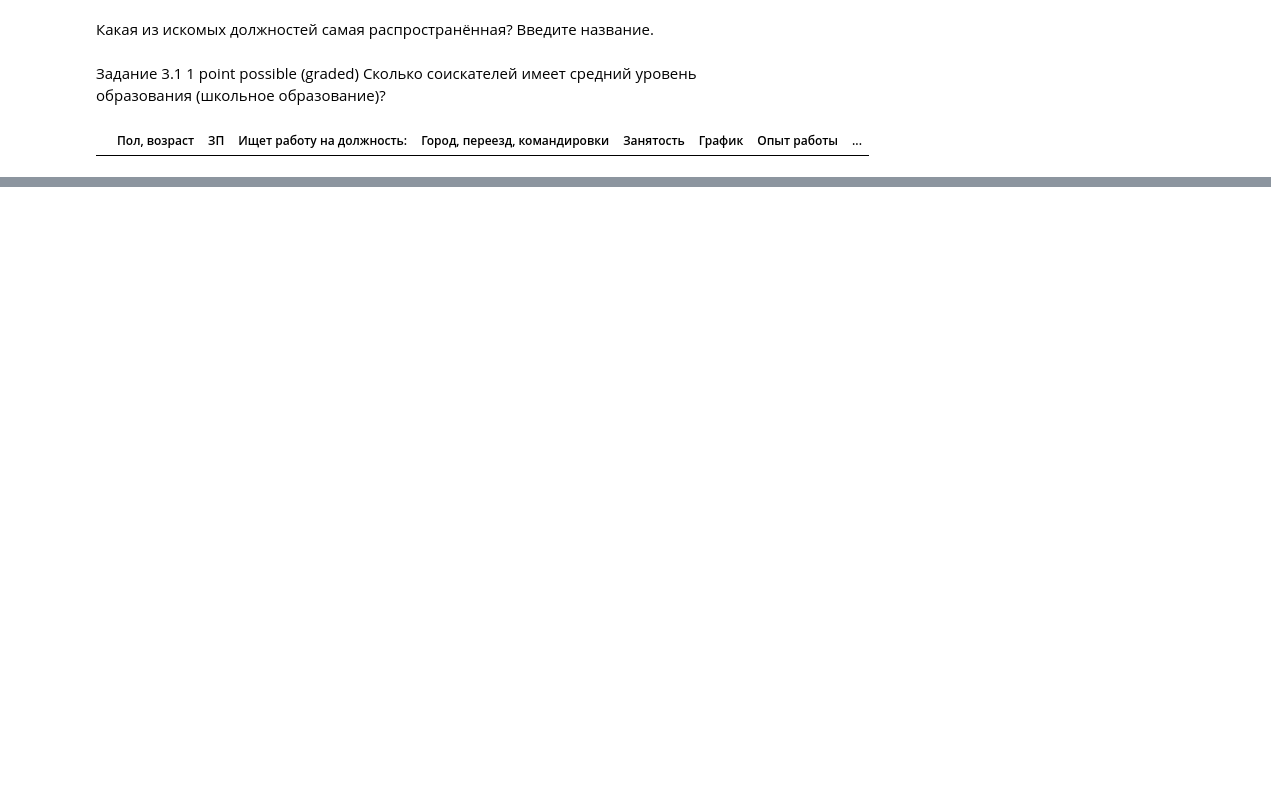
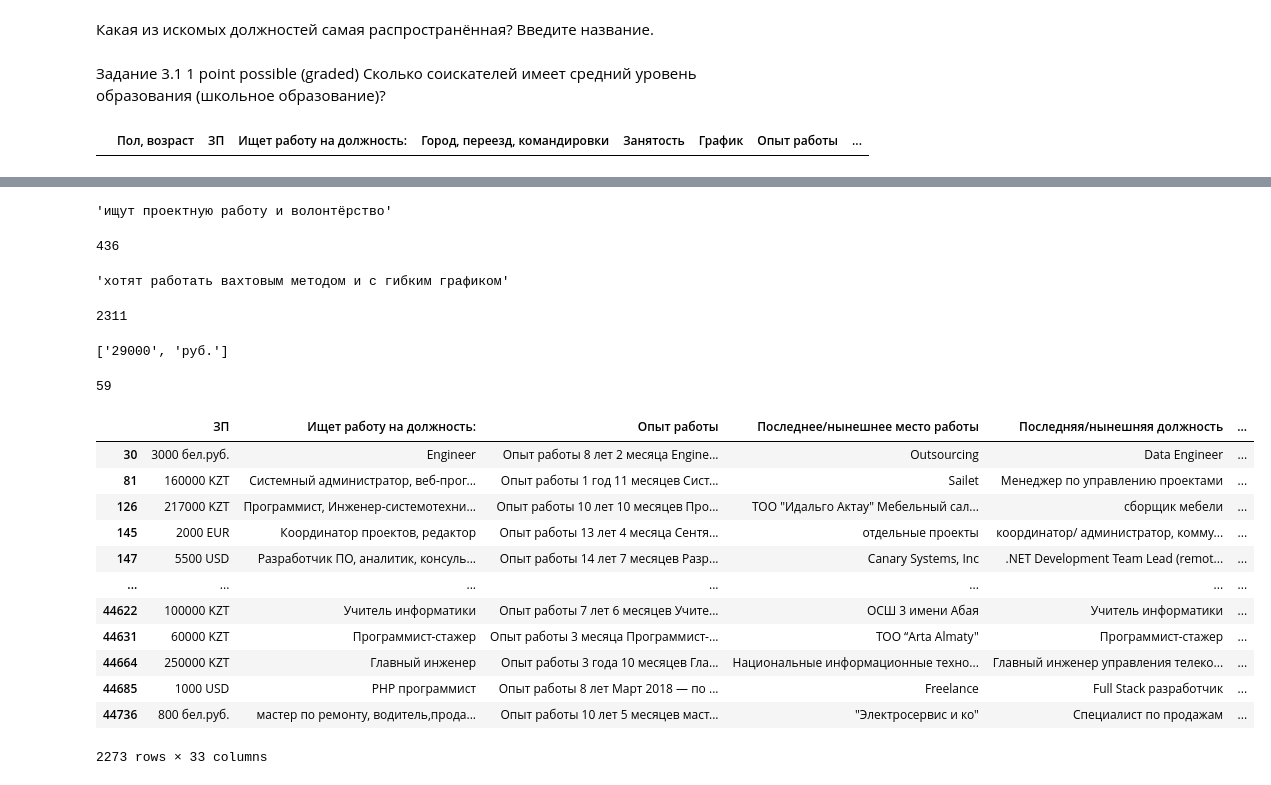
Before and after one commit to Jopel003/My_homework, a Jupyter notebook: 2. PROJECT-1/Sketch.ipynb, the cells around one changed output, grey strips where cells are left out. Saved outputs shown, nothing was run; the diff lists cells and outputs as text; code cells hidden in the pictures; blank space fills up the shorter version.

```diff
--- a/2. PROJECT-1/Sketch.ipynb
+++ b/2. PROJECT-1/Sketch.ipynb
@@ -102,0 +238,2 @@ HHData[HHData['Образование и ВУЗ'] == '%кол%']
+# %%
+HHData = HHData.drop('Город, переезд, командировки', axis = 'columns')
@@ -102,0 +260,73 @@ HHData[HHData['Образование и ВУЗ'] == '%кол%']
+# %%
+job = ['полная занятость', 'частичная занятость', 'проектная работа', 'волонтерство', 'стажировка'] # в задании написано через Ё, но в данных волонтерство через Е, поэтому сменил
+timeline = ['полный день', 'сменный график', 'гибкий график', 'удалённая работа', 'вахтовый метод']
+
+for j in job:
+    HHData[j] = HHData['Занятость'].apply(lambda x: j in x)
+for t in timeline:
+    HHData[t] = HHData['График'].apply(lambda x: t in x)
+HHData = HHData.drop(['Занятость', 'График'], axis='columns')
+# %%
+display('ищут проектную работу и волонтёрство', HHData[HHData['проектная работа'] & HHData['волонтерство']].shape[0])
+# %% [output]
+'ищут проектную работу и волонтёрство'
+436
+# %%
+display('хотят работать вахтовым методом и с гибким графиком', HHData[HHData['вахтовый метод'] & HHData['гибкий график']].shape[0])
+# %% [output]
+'хотят работать вахтовым методом и с гибким графиком'
+2311
+# %%
+HHData['ЗП'][0].split()
+# %% [output]
+['29000', 'руб.']
+# %%
+def get_currency(currency):
+
+    standard_iso = {"грн":"UAH", "USD":"USD", "EUR":"EUR", "белруб":"BYN", "KGS":"KGS", "сум":"UZS", "AZN":"AZN", "KZT":"KZT"}
+    currency_info = currency.split(' ')[1].replace('.', '')
+
+    if currency_info == 'руб':
+        return 'RUB'
+    else:
+        return standard_iso[currency_info]
+
+
+def get_payment(payment):
+
+    payment_info = payment.split(" ")
+    return float(payment_info[0])
+
+
+HHData["Обновление резюме"] = pd.to_datetime(HHData['Обновление резюме']).dt.date
+HHData["Наименование валюты"] = HHData["ЗП"].apply(get_currency)
+HHData["Cумма ЗП"] = HHData["ЗП"].apply(get_payment)
+
+data_currency = pd.read_csv("data/ExchangeRates.csv", sep=",")
+data_currency["date"] = pd.to_datetime(data_currency["date"], dayfirst=True).dt.date
+
+HHData = HHData.merge(data_currency, how="left", left_on=["Обновление резюме", "Наименование валюты"], right_on=["date", "currency"])
+
+HHData["close"] = HHData["close"].fillna(1)
+HHData["proportion"] = HHData["proportion"].fillna(1)
+
+HHData["ЗП (руб)"] = HHData["Cумма ЗП"]*HHData["close"] / HHData["proportion"]
+round(HHData["ЗП (руб)"].median() /1000)
+# %% [output]
+59
+# %%
+HHData[HHData['Наименование валюты'] != 'RUB']
+# %% [output]
+|  | ЗП | Ищет работу на должность: | Опыт работы | Последнее/нынешнее место работы | Последняя/нынешняя должность | ... |
+| 30 | 3000 бел.руб. | Engineer | Опыт работы 8 лет 2 месяца Engine... | Outsourcing | Data Engineer | ... |
+| 81 | 160000 KZT | Системный администратор, веб-прог... | Опыт работы 1 год 11 месяцев Сист... | Sailet | Менеджер по управлению проектами | ... |
+| 126 | 217000 KZT | Программист, Инженер-системотехни... | Опыт работы 10 лет 10 месяцев Про... | ТОО "Идальго Актау" Мебельный сал... | сборщик мебели | ... |
+| 145 | 2000 EUR | Координатор проектов, редактор | Опыт работы 13 лет 4 месяца Сентя... | отдельные проекты | координатор/ администратор, комму... | ... |
+| 147 | 5500 USD | Разработчик ПО, аналитик, консуль... | Опыт работы 14 лет 7 месяцев Разр... | Canary Systems, Inc | .NET Development Team Lead (remot... | ... |
+| ... | ... | ... | ... | ... | ... | ... |
+| 44622 | 100000 KZT | Учитель информатики | Опыт работы 7 лет 6 месяцев Учите... | ОСШ 3 имени Абая | Учитель информатики | ... |
+| 44631 | 60000 KZT | Программист-стажер | Опыт работы 3 месяца Программист-... | ТОО “Arta Almaty" | Программист-стажер | ... |
+| 44664 | 250000 KZT | Главный инженер | Опыт работы 3 года 10 месяцев Гла... | Национальные информационные техно... | Главный инженер управления телеко... | ... |
+| 44685 | 1000 USD | PHP программист | Опыт работы 8 лет Март 2018 — по ... | Freelance | Full Stack разработчик | ... |
+| 44736 | 800 бел.руб. | мастер по ремонту, водитель,прода... | Опыт работы 10 лет 5 месяцев маст... | "Электросервис и ко" | Специалист по продажам | ... |
+2273 rows × 33 columns
```
Also changed, not shown: parts of 23 cells of this notebook, 5 other files.
